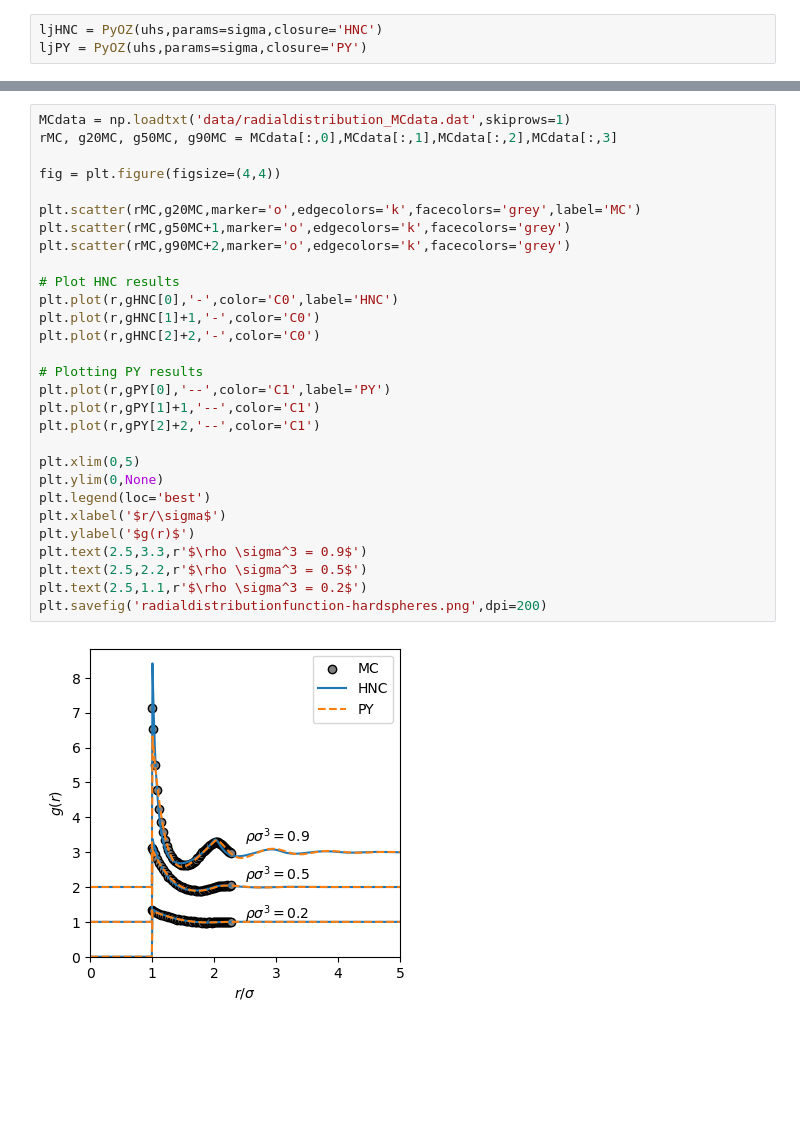
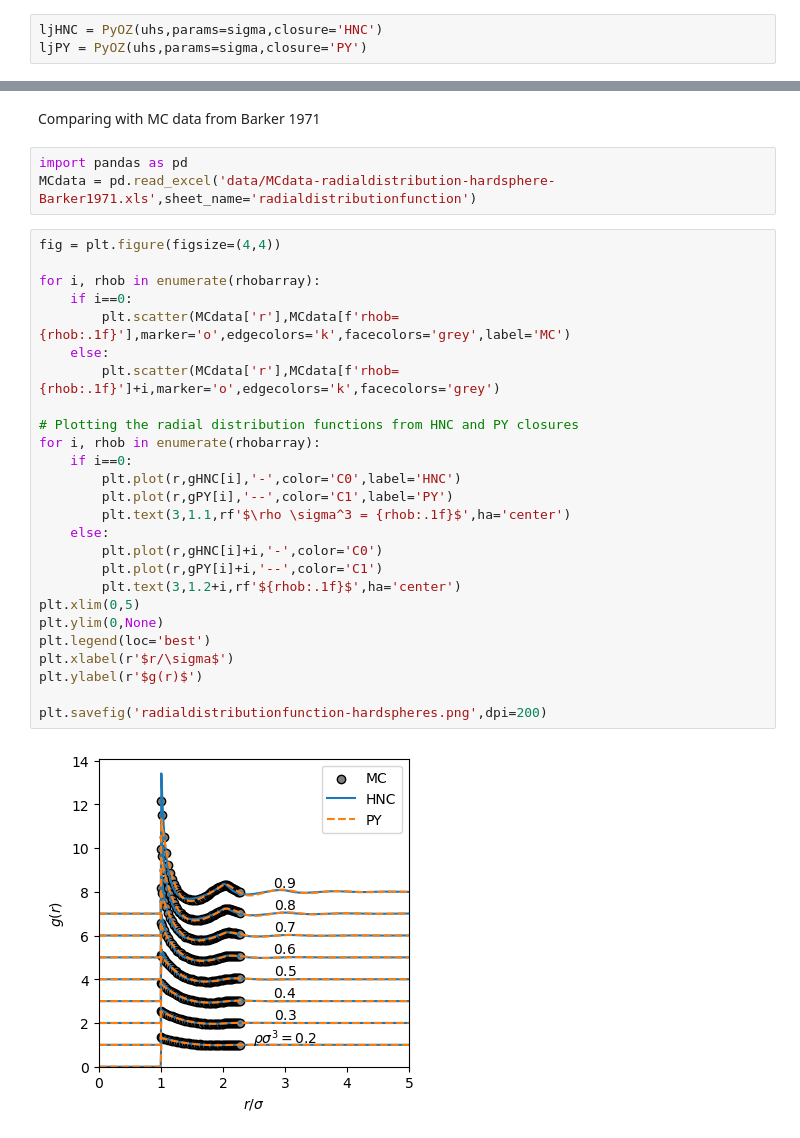
Before and after one commit to elvissoares/PyOZ, a Jupyter notebook: examples/HardSpheres.ipynb, the cells around one changed output, grey strips where cells are left out. Saved outputs shown, nothing was run; the diff lists cells and outputs as text; blank space fills up the shorter version.

```diff
--- a/examples/HardSpheres.ipynb
+++ b/examples/HardSpheres.ipynb
@@ -30,34 +34,36 @@ for rhob in rhobarray:
 
     r, h, c = ljPY.solve(rho=rhob, kBT=kT, rmax = 5.0, dr=dr)
     gPY.append(h + 1.0)
-# %%
-MCdata = np.loadtxt('data/radialdistribution_MCdata.dat',skiprows=1)
-rMC, g20MC, g50MC, g90MC = MCdata[:,0],MCdata[:,1],MCdata[:,2],MCdata[:,3]
-
-fig = plt.figure(figsize=(4,4))
-
-plt.scatter(rMC,g20MC,marker='o',edgecolors='k',facecolors='grey',label='MC')
-plt.scatter(rMC,g50MC+1,marker='o',edgecolors='k',facecolors='grey')
-plt.scatter(rMC,g90MC+2,marker='o',edgecolors='k',facecolors='grey')
-
-# Plot HNC results
-plt.plot(r,gHNC[0],'-',color='C0',label='HNC')
-plt.plot(r,gHNC[1]+1,'-',color='C0')
-plt.plot(r,gHNC[2]+2,'-',color='C0')
-
-# Plotting PY results
-plt.plot(r,gPY[0],'--',color='C1',label='PY')
-plt.plot(r,gPY[1]+1,'--',color='C1')
-plt.plot(r,gPY[2]+2,'--',color='C1')
-
-plt.xlim(0,5)
-plt.ylim(0,None)
-plt.legend(loc='best')
-plt.xlabel('$r/\sigma$')
-plt.ylabel('$g(r)$')
-plt.text(2.5,3.3,r'$\rho \sigma^3 = 0.9$')
-plt.text(2.5,2.2,r'$\rho \sigma^3 = 0.5$')
-plt.text(2.5,1.1,r'$\rho \sigma^3 = 0.2$')
-plt.savefig('radialdistributionfunction-hardspheres.png',dpi=200)
-# %% [output]
-[figure, removed]
+# %% [markdown]
+Comparing with MC data from Barker 1971
+# %%
+import pandas as pd
+MCdata = pd.read_excel('data/MCdata-radialdistribution-hardsphere-Barker1971.xls',sheet_name='radialdistributionfunction')
+# %%
+fig = plt.figure(figsize=(4,4))
+
+for i, rhob in enumerate(rhobarray):
+    if i==0:
+        plt.scatter(MCdata['r'],MCdata[f'rhob={rhob:.1f}'],marker='o',edgecolors='k',facecolors='grey',label='MC')
+    else:
+        plt.scatter(MCdata['r'],MCdata[f'rhob={rhob:.1f}']+i,marker='o',edgecolors='k',facecolors='grey')
+
+# Plotting the radial distribution functions from HNC and PY closures
+for i, rhob in enumerate(rhobarray):
+    if i==0:
+        plt.plot(r,gHNC[i],'-',color='C0',label='HNC')
+        plt.plot(r,gPY[i],'--',color='C1',label='PY')
+        plt.text(3,1.1,rf'$\rho \sigma^3 = {rhob:.1f}$',ha='center')
+    else:
+        plt.plot(r,gHNC[i]+i,'-',color='C0')
+        plt.plot(r,gPY[i]+i,'--',color='C1')
+        plt.text(3,1.2+i,rf'${rhob:.1f}$',ha='center')
+plt.xlim(0,5)
+plt.ylim(0,None)
+plt.legend(loc='best')
+plt.xlabel(r'$r/\sigma$')
+plt.ylabel(r'$g(r)$')
+
+plt.savefig('radialdistributionfunction-hardspheres.png',dpi=200)
+# %% [output]
+[figure, added]
```
Also changed, not shown: parts of 7 cells of this notebook, 7 other files.
